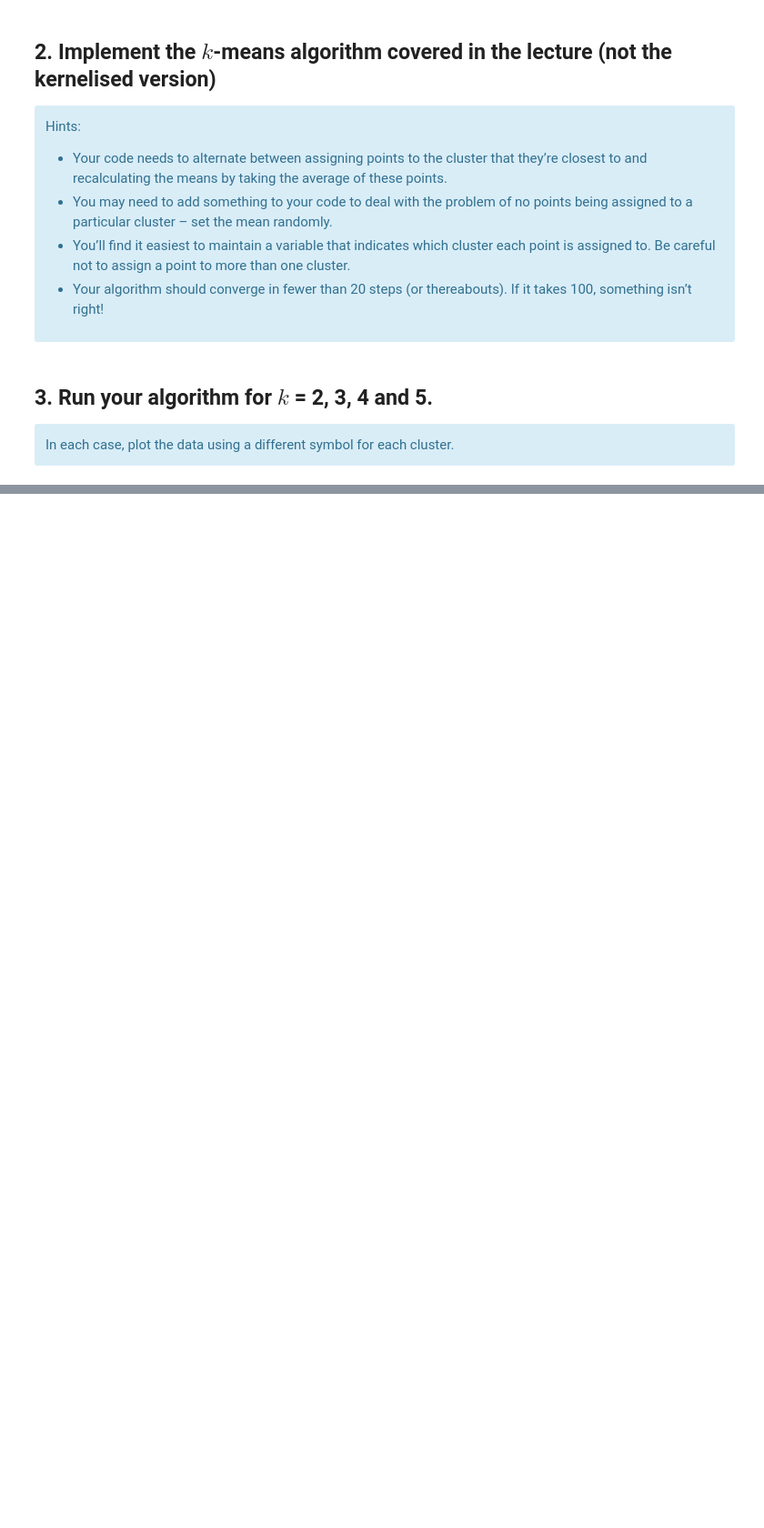
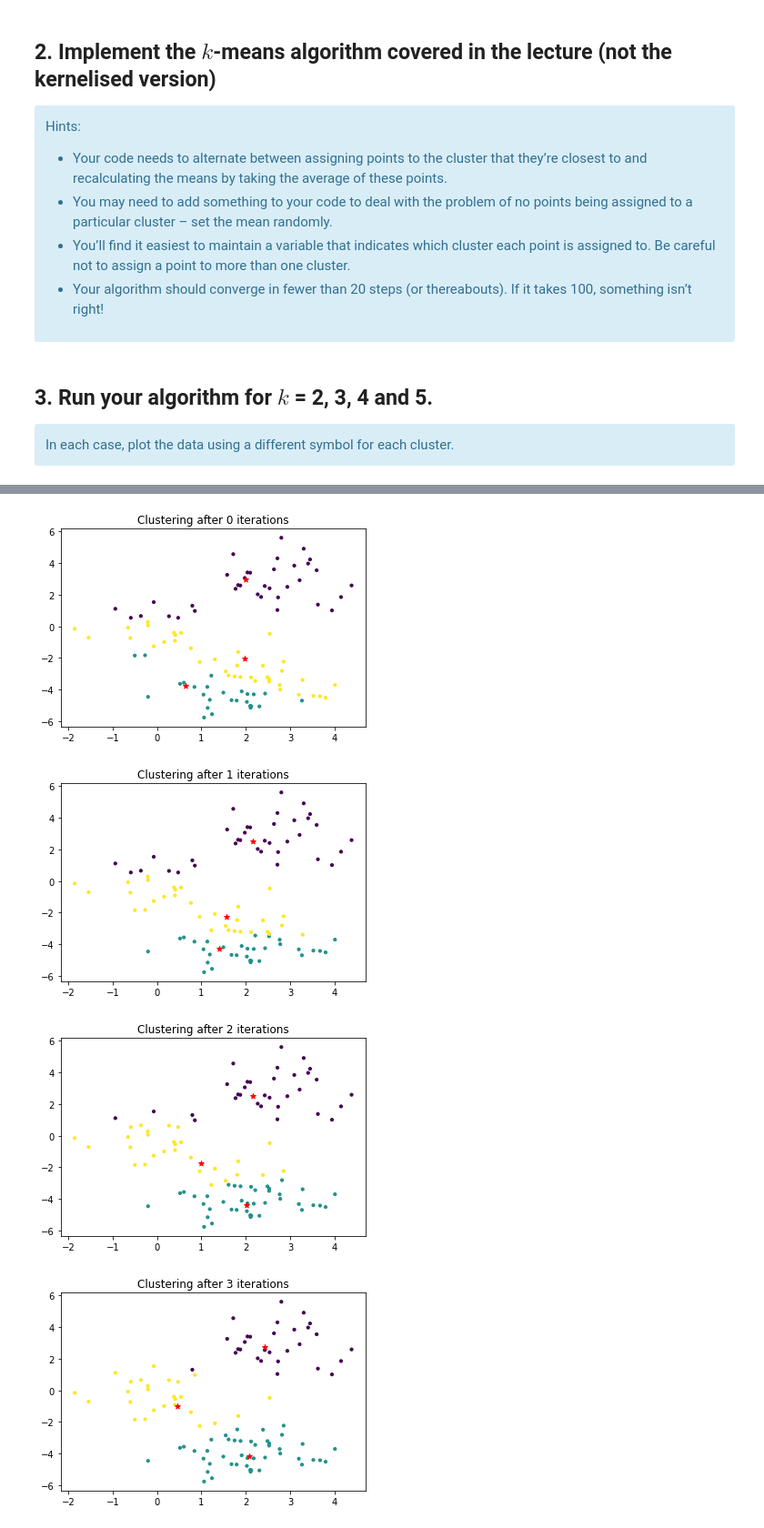
Before and after one commit to AndreaGhiglione/advanced-statistical-inference, a Jupyter notebook: lab_week5-public/Clustering-Students.ipynb, the cells around one changed output, grey strips where cells are left out. Shown at 91% size. Cells and saved outputs as stored; diff of their text form; code cells hidden in the pictures; blank space fills up the shorter version.

```diff
--- a/lab_week5-public/Clustering-Students.ipynb
+++ b/lab_week5-public/Clustering-Students.ipynb
@@ -56,0 +122,7 @@ In each case, plot the data using a different symbol for each cluster.
+# %%
+kmeans(X, k=3)
+# %% [output]
+[figure, added]
+[figure, added]
+[figure, added]
+[figure, added]
```
Also changed, not shown: parts of 14 cells of this notebook, 1 other file.
